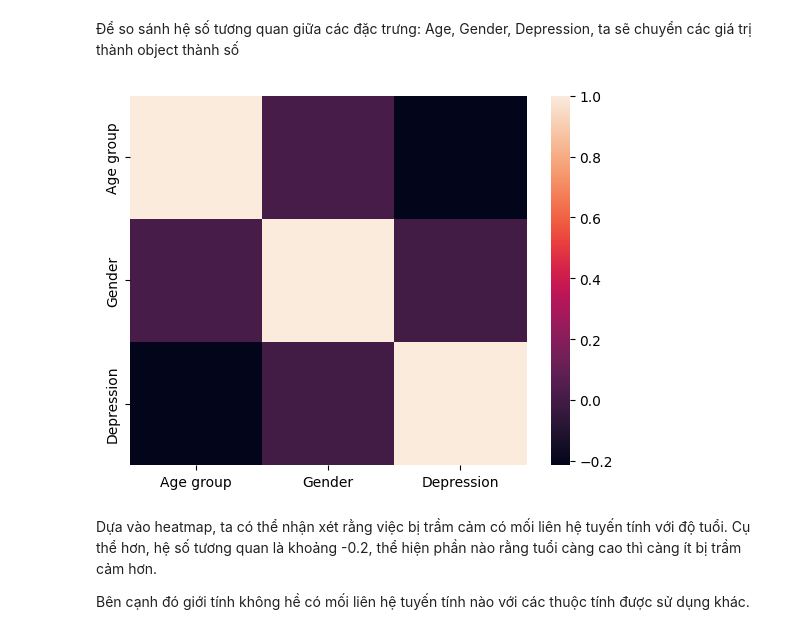
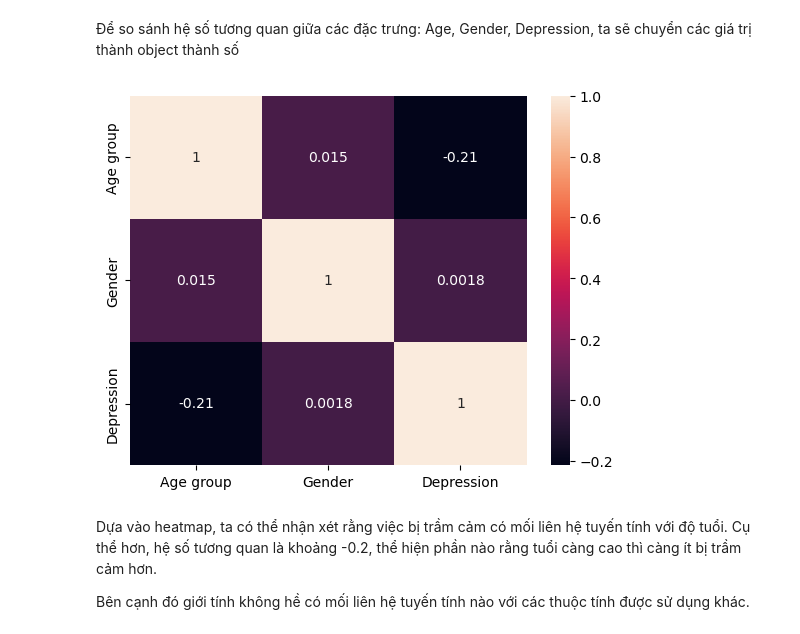
Before and after one commit to lhldanh/HCMUS_-CSC17104_Final_Project, a Jupyter notebook: main.ipynb, the cells around one changed output. Cells and saved outputs as stored; diff of their text form; code cells hidden in the pictures.

```diff
--- a/main.ipynb
+++ b/main.ipynb
@@ -173,13 +173,12 @@ plt.title('Distribution of Age group');
 # %%
 df1['Age group']=pd.cut(df['Age'],bins=[0,21,25,30,100],
            labels=[1,2,3,4])
 df1['Age group']=df1['Age group'].astype(np.uint8)
 
 df1['Gender']=pd.get_dummies(df1['Gender'], drop_first=True)
+sns.heatmap(df1[['Age group','Gender','Depression']].corr(),annot=True);
+# %% [output]
+[figure, added]
-# %%
-sns.heatmap(df1[['Age group','Gender','Depression']].corr());
-# %% [output]
-[figure, removed]
 # %% [markdown]
 Dựa vào heatmap, ta có thể nhận xét rằng việc bị trầm cảm có mối liên hệ tuyến tính với độ tuổi. Cụ thể hơn, hệ số tương quan là khoảng -0.2, thể hiện phần nào rằng tuổi càng cao thì càng ít bị trầm cảm hơn.
 
```
Also changed, not shown: parts of 24 cells of this notebook.
